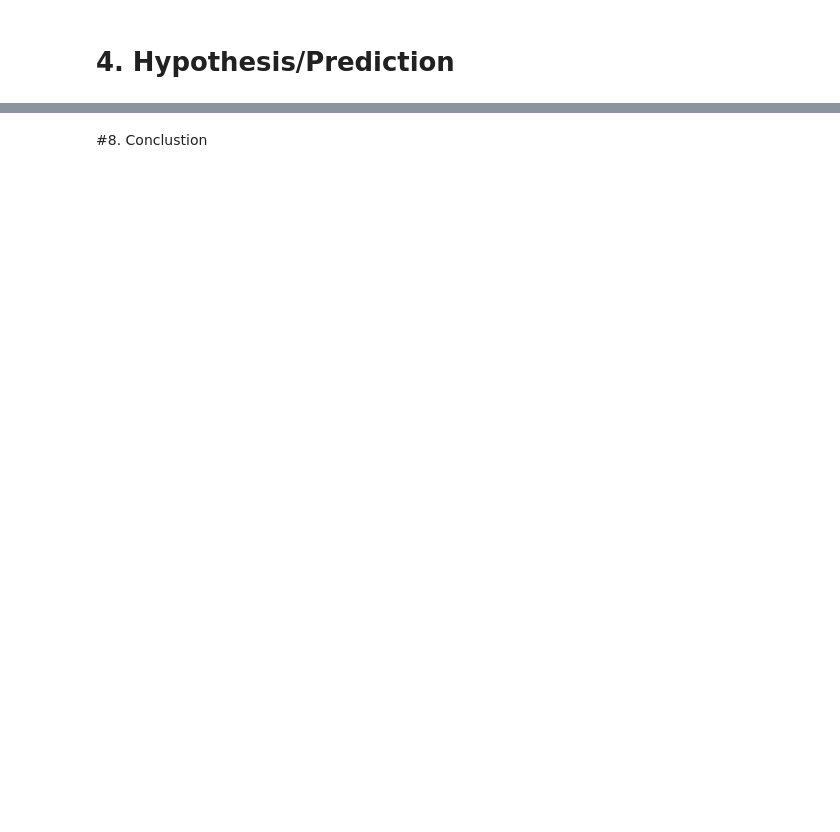
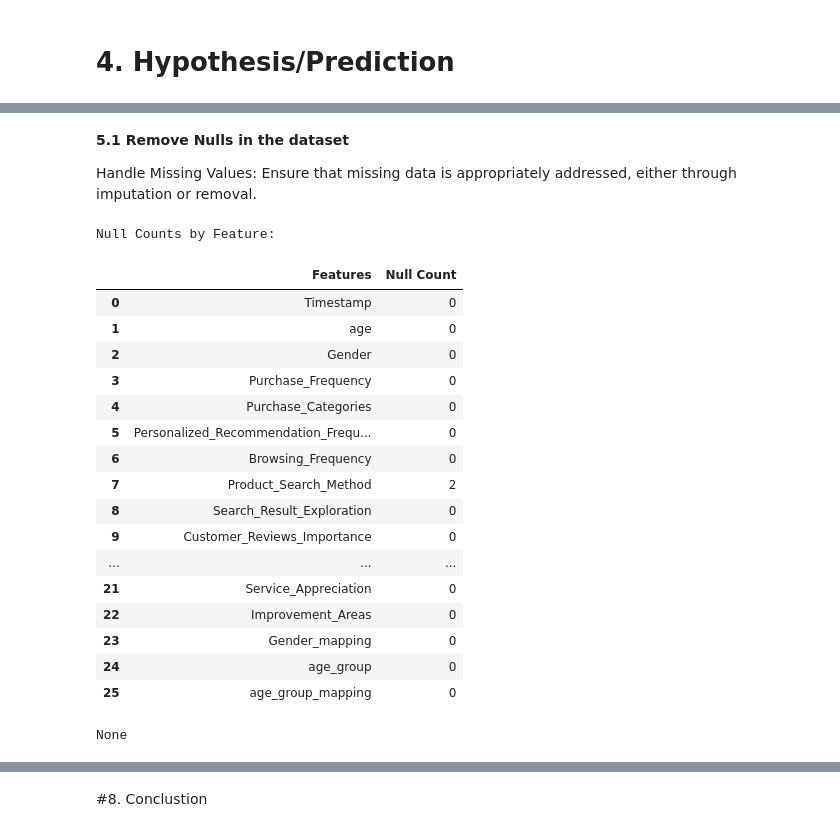
Before and after one commit to nc142j/Amazon_Behaviors_Purchases, a Jupyter notebook: Amazon_Behaviors_Purchases.ipynb, the cells around one changed output, grey strips where cells are left out. Saved outputs shown, nothing was run; the diff lists cells and outputs as text; code cells hidden in the pictures; blank space fills up the shorter version.

```diff
--- a/Amazon_Behaviors_Purchases.ipynb
+++ b/Amazon_Behaviors_Purchases.ipynb
@@ -505,0 +597,38 @@ These predictions are directly derived from the observed trends in the initial d
+# %% [markdown]
+**5.1 Remove Nulls in the dataset**
+
+Handle Missing Values: Ensure that missing data is appropriately addressed, either through imputation or removal.
+# %%
+# Calculate null counts
+null_counts = df.isnull().sum()
+
+# Convert the Series to a DataFrame
+null_counts_df = null_counts.reset_index()
+
+# Rename the columns
+null_counts_df.columns = ['Features', 'Null Count']
+
+# Display the DataFrame with the updated column name
+print("\nNull Counts by Feature:")
+
+display(styled_dataframe_header(null_counts_df))
+# %% [output]
+Null Counts by Feature:
+|  | Features | Null Count |
+| 0 | Timestamp | 0 |
+| 1 | age | 0 |
+| 2 | Gender | 0 |
+| 3 | Purchase_Frequency | 0 |
+| 4 | Purchase_Categories | 0 |
+| 5 | Personalized_Recommendation_Frequ... | 0 |
+| 6 | Browsing_Frequency | 0 |
+| 7 | Product_Search_Method | 2 |
+| 8 | Search_Result_Exploration | 0 |
+| 9 | Customer_Reviews_Importance | 0 |
+| ... | ... | ... |
+| 21 | Service_Appreciation | 0 |
+| 22 | Improvement_Areas | 0 |
+| 23 | Gender_mapping | 0 |
+| 24 | age_group | 0 |
+| 25 | age_group_mapping | 0 |
+None
```
Also changed, not shown: parts of 47 cells of this notebook.
